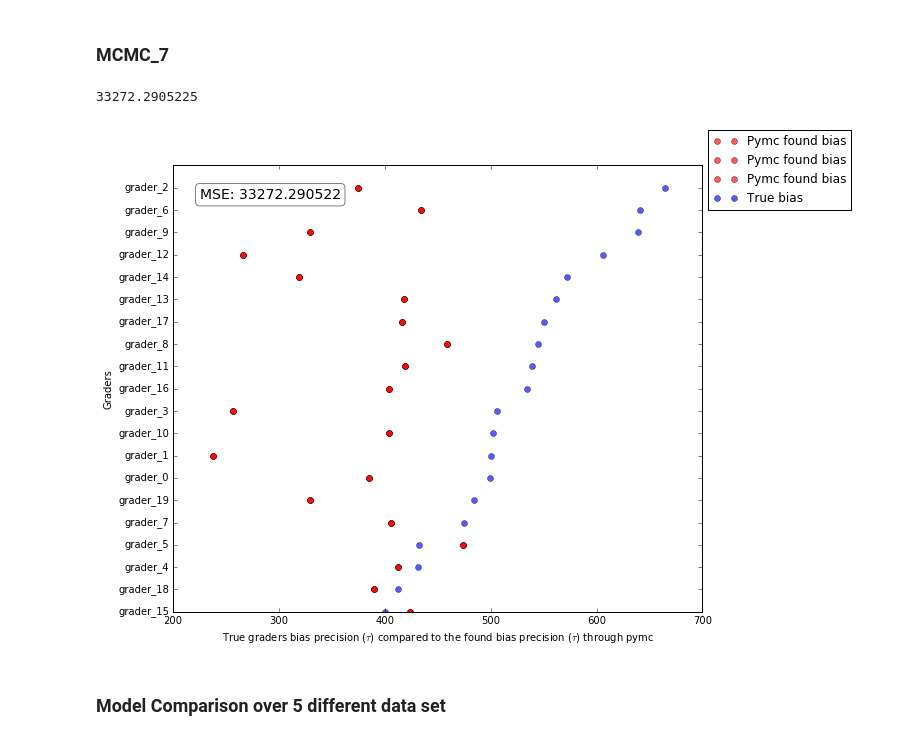
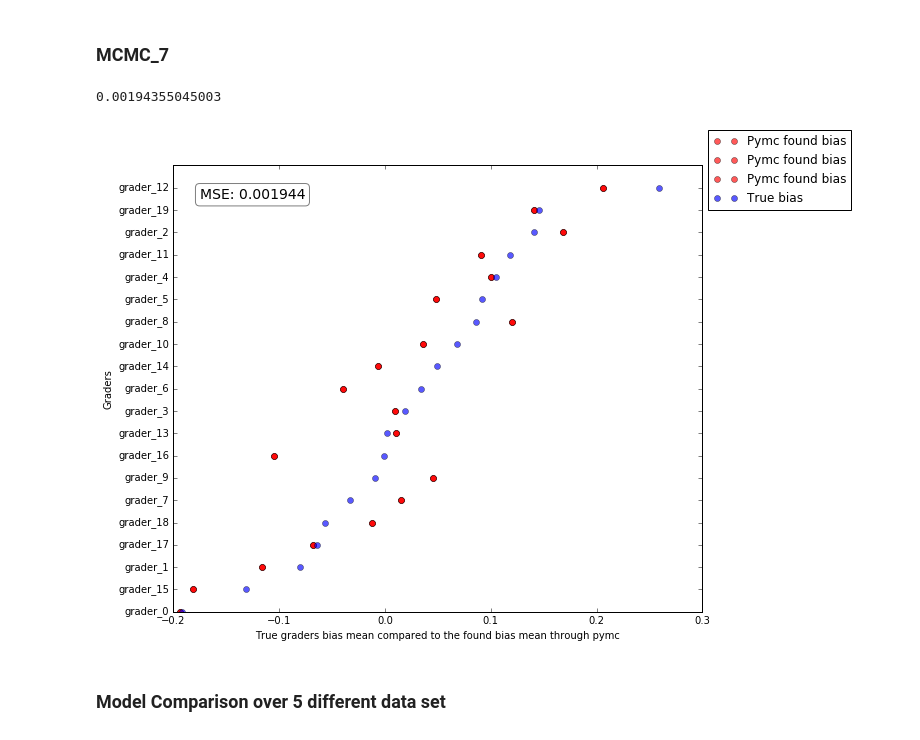
Before and after one commit to TomMalow/pymcmodels, a Jupyter notebook: Model iterations/Model Optimizing.ipynb, the cells around one changed output. Cells and saved outputs as stored; diff of their text form; code cells hidden in the pictures.

```diff
--- a/Model iterations/Model Optimizing.ipynb
+++ b/Model iterations/Model Optimizing.ipynb
@@ -740,10 +740,10 @@ compare_to_generated(assignment_data_true,mcmc_6,find_T)
 # %% [markdown]
 ### MCMC_7
 # %%
-compare_to_generated(assignment_data_true,[mcmc_7[0]]*3,find_bias,'var')
+compare_to_generated(assignment_data_true,[mcmc_7[0]]*3,find_bias,'mean')
 # %% [output]
-33272.2905225
+0.00194355045003
-[figure, old version]
+[figure, new version]
 # %% [markdown]
 ### Model Comparison over 5 different data set
 # %% [markdown]
```
Also changed, not shown: 4 other files.
